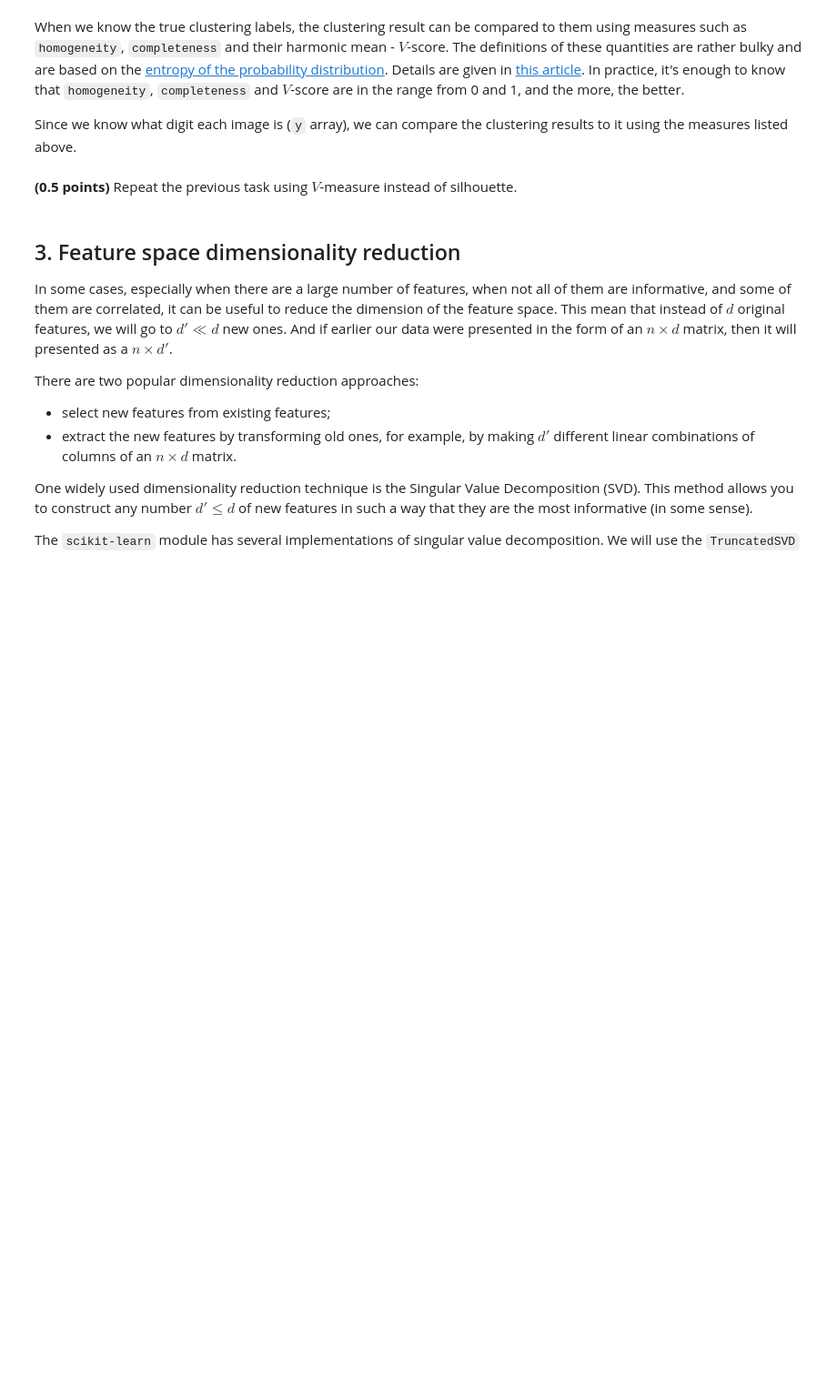
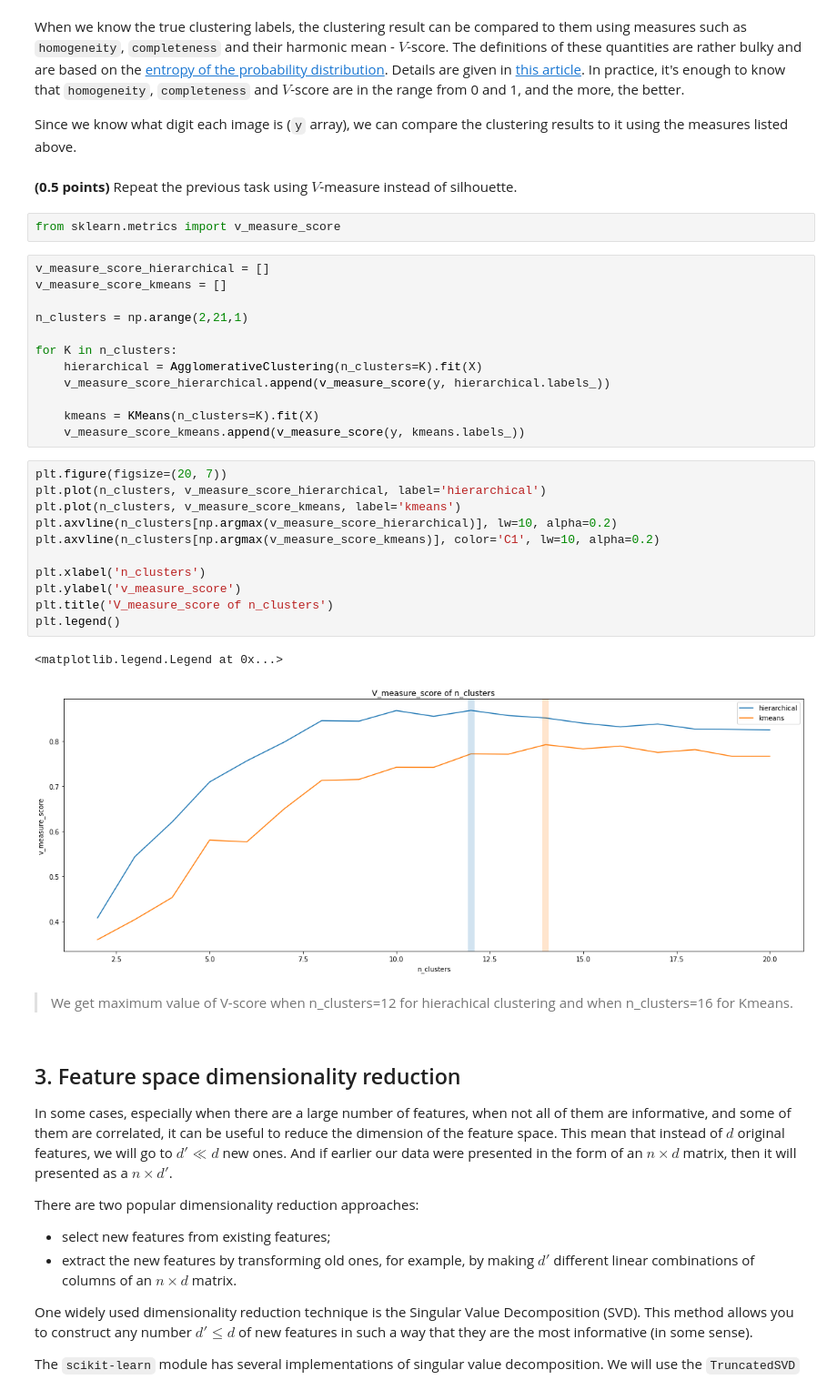
Before and after one commit to kastrubait/ml-intro-2022Q1, a Jupyter notebook: task-8_clustering.ipynb, the cells around one changed output. Shown at 91% size. Saved outputs shown, nothing was run; the diff lists cells and outputs as text; blank space fills up the shorter version.

```diff
--- a/task-8_clustering.ipynb
+++ b/task-8_clustering.ipynb
@@ -242,6 +304,36 @@ When we know the true clustering labels, the clustering result can be compared t
 Since we know what digit each image is (`y` array), we can compare the clustering results to it using the measures listed above.
 # %% [markdown]
 **(0.5 points)** Repeat the previous task using $V$-measure instead of silhouette.
+# %%
+from sklearn.metrics import v_measure_score
+# %%
+v_measure_score_hierarchical = []
+v_measure_score_kmeans = []
+
+n_clusters = np.arange(2,21,1)
+
+for K in n_clusters:
+    hierarchical = AgglomerativeClustering(n_clusters=K).fit(X)
+    v_measure_score_hierarchical.append(v_measure_score(y, hierarchical.labels_))
+
+    kmeans = KMeans(n_clusters=K).fit(X)
+    v_measure_score_kmeans.append(v_measure_score(y, kmeans.labels_))
+# %%
+plt.figure(figsize=(20, 7))
+plt.plot(n_clusters, v_measure_score_hierarchical, label='hierarchical')
+plt.plot(n_clusters, v_measure_score_kmeans, label='kmeans')
+plt.axvline(n_clusters[np.argmax(v_measure_score_hierarchical)], lw=10, alpha=0.2)
+plt.axvline(n_clusters[np.argmax(v_measure_score_kmeans)], color='C1', lw=10, alpha=0.2)
+
+plt.xlabel('n_clusters')
+plt.ylabel('v_measure_score')
+plt.title('V_measure_score of n_clusters')
+plt.legend()
+# %% [output]
+<matplotlib.legend.Legend at 0x...>
+[figure, added]
+# %% [markdown]
+> We get maximum value of V-score when n_clusters=12 for hierachical clustering and when n_clusters=16 for Kmeans.
 # %% [markdown]
 ## 3. Feature space dimensionality reduction
 
```
Also changed, not shown: parts of 9 cells of this notebook.
